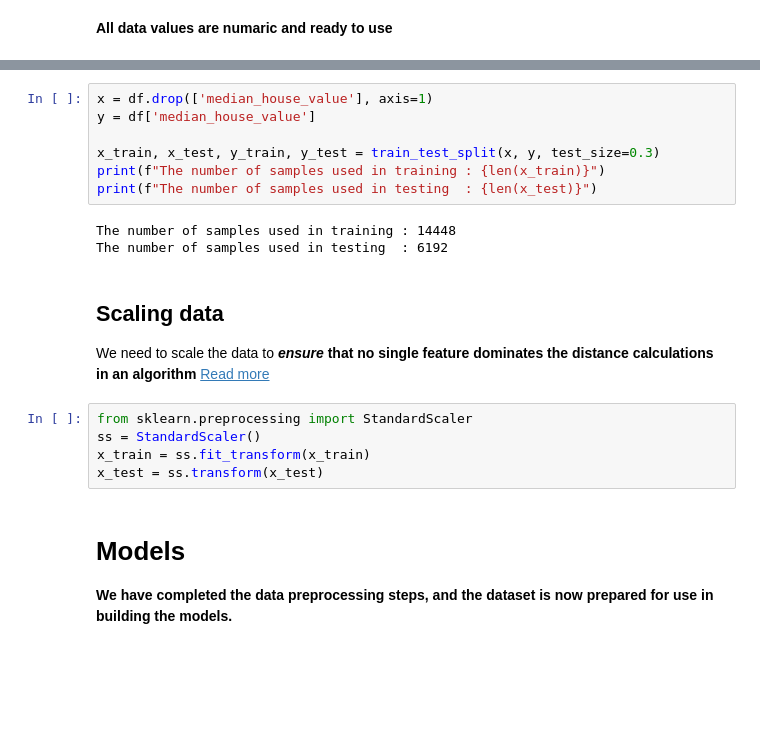
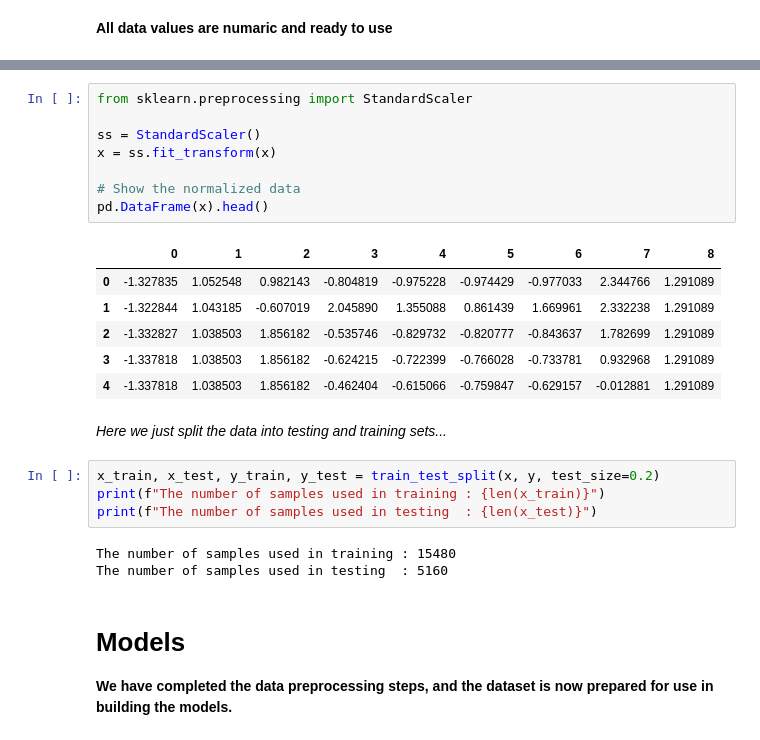
Before and after one commit to ahmniab/ML_project, a Jupyter notebook: numeric_linear.ipynb, the cells around one changed output, grey strips where cells are left out. Drawn from its saved outputs; the diff is of its cells as text; blank space fills up the shorter version.

```diff
--- a/numeric_linear.ipynb
+++ b/numeric_linear.ipynb
@@ -158,22 +165,27 @@ memory usage: 1.5 MB
+# %%
+from sklearn.preprocessing import StandardScaler
+
+ss = StandardScaler()
+x = ss.fit_transform(x)
+
+# Show the normalized data
+pd.DataFrame(x).head()
+# %% [output]
+|  | 0 | 1 | 2 | 3 | 4 | 5 | 6 | 7 | 8 |
+| 0 | -1.327835 | 1.052548 | 0.982143 | -0.804819 | -0.975228 | -0.974429 | -0.977033 | 2.344766 | 1.291089 |
+| 1 | -1.322844 | 1.043185 | -0.607019 | 2.045890 | 1.355088 | 0.861439 | 1.669961 | 2.332238 | 1.291089 |
+| 2 | -1.332827 | 1.038503 | 1.856182 | -0.535746 | -0.829732 | -0.820777 | -0.843637 | 1.782699 | 1.291089 |
+| 3 | -1.337818 | 1.038503 | 1.856182 | -0.624215 | -0.722399 | -0.766028 | -0.733781 | 0.932968 | 1.291089 |
+| 4 | -1.337818 | 1.038503 | 1.856182 | -0.462404 | -0.615066 | -0.759847 | -0.629157 | -0.012881 | 1.291089 |
+# %% [markdown]
+_Here we just split the data into testing and training sets..._
 # %%
-x = df.drop(['median_house_value'], axis=1)
-y = df['median_house_value']
-
-x_train, x_test, y_train, y_test = train_test_split(x, y, test_size=0.3)
+x_train, x_test, y_train, y_test = train_test_split(x, y, test_size=0.2)
 print(f"The number of samples used in training : {len(x_train)}")
 print(f"The number of samples used in testing  : {len(x_test)}")
 # %% [output]
-The number of samples used in training : 14448
-The number of samples used in testing  : 6192
+The number of samples used in training : 15480
+The number of samples used in testing  : 5160
-# %% [markdown]
-## Scaling data
-We need to scale the data to ***ensure* that no single feature dominates the distance calculations in an algorithm**</br>
-[Read more](https://medium.com/codex/why-scaling-your-data-is-important-1aff95ca97a2)
-# %%
-from sklearn.preprocessing import StandardScaler
-ss = StandardScaler()
-x_train = ss.fit_transform(x_train)
-x_test = ss.transform(x_test)
 # %% [markdown]
 # Models
 **We have completed the data preprocessing steps, and the dataset is now prepared for use in building the models.**
```
Also changed, not shown: parts of 5 cells of this notebook.
